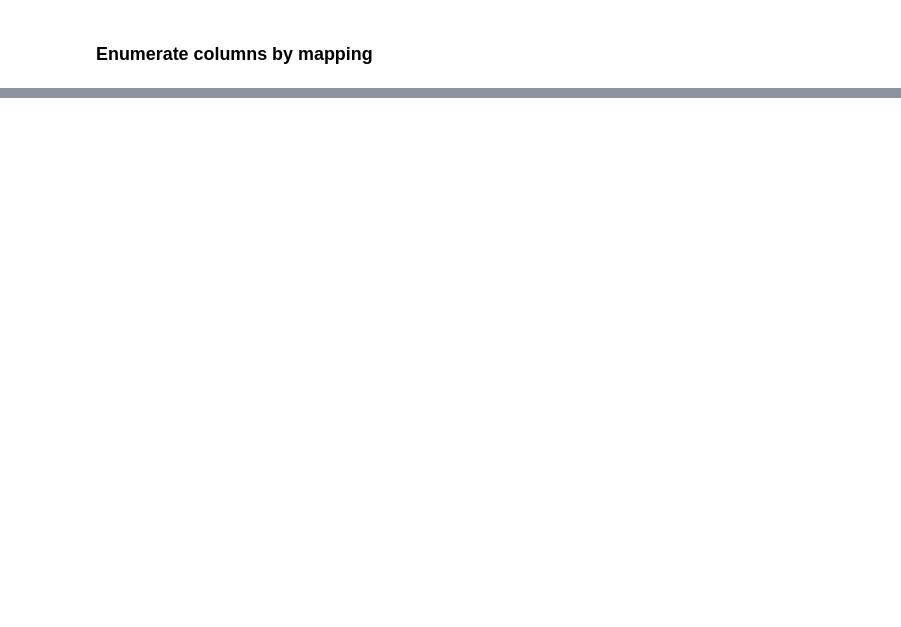
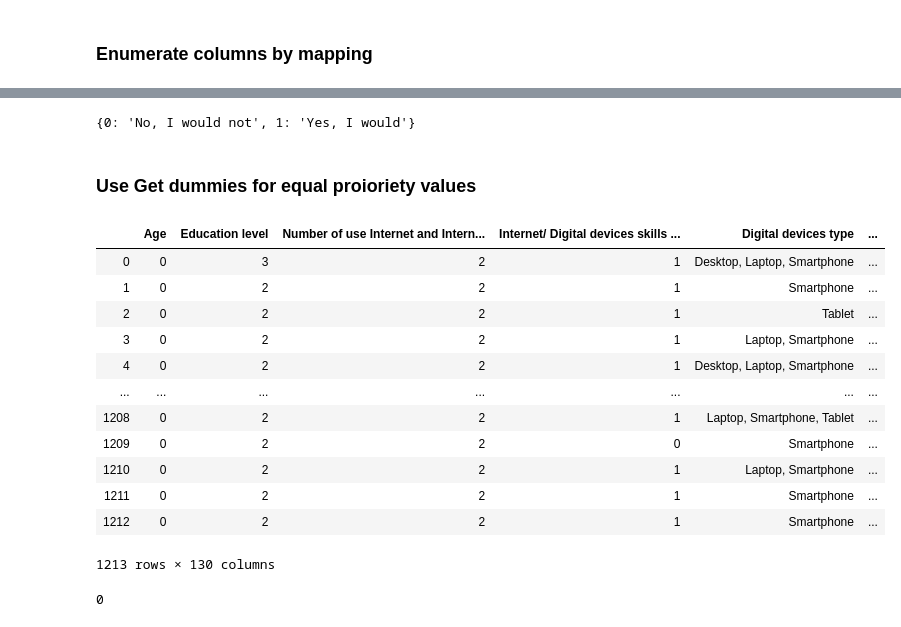
Before and after one commit to Hala-Alsouly/SDA-Capstone, a Jupyter notebook: Preprocessing (convert to numbers).ipynb, the cells around one changed output, grey strips where cells are left out. Drawn from its saved outputs; the diff is of its cells as text; code cells hidden in the pictures; blank space fills up the shorter version.

```diff
--- a/Preprocessing (convert to numbers).ipynb
+++ b/Preprocessing (convert to numbers).ipynb
@@ -83,0 +162,40 @@ secure= {'Neutral': 3,
+# %%
+threat={'They will become a more serious issue in the future': 3,
+ "Don't know": 0,
+ 'The threat will vanish eventually': 1,
+ 'No significant change': 3}
+df['Feeling about the threat of cybercrimes in the future']= df['Feeling about the threat of cybercrimes in the future'].map(threat)
+# %%
+# Map the when dictionary to columns which has the same values
+df.iloc[:, 49:54]= df.iloc[:, 49:54].stack().map(choice).unstack()
+# %%
+Victim= {'Yes': 1, 'No': 0}
+df['Victim of cybercrime']= df['Victim of cybercrime'].map(Victim)
+# %%
+#get unique values
+d = dict(enumerate(df['Report cybercrime'].unique()))
+d
+# %% [output]
+{0: 'No, I would not', 1: 'Yes, I would'}
+# %%
+reported= {'No, I would not':0 , 'Yes, I would': 1}
+df['Report cybercrime']= df['Report cybercrime'].map(reported)
+# %% [markdown]
+### Use Get dummies for equal proioriety values
+# %%
+df = pd.get_dummies(df, columns=['Gender', 'Major', 'Administrative regions', 'Role of the government in combating cybercrimes'])
+df
+# %% [output]
+|  | Age | Education level | Number of use Internet and Intern... | Internet/ Digital devices skills ... | Digital devices type | ... |
+| 0 | 0 | 3 | 2 | 1 | Desktop, Laptop, Smartphone | ... |
+| 1 | 0 | 2 | 2 | 1 | Smartphone | ... |
+| 2 | 0 | 2 | 2 | 1 | Tablet | ... |
+| 3 | 0 | 2 | 2 | 1 | Laptop, Smartphone | ... |
+| 4 | 0 | 2 | 2 | 1 | Desktop, Laptop, Smartphone | ... |
+| ... | ... | ... | ... | ... | ... | ... |
+| 1208 | 0 | 2 | 2 | 1 | Laptop, Smartphone, Tablet | ... |
+| 1209 | 0 | 2 | 2 | 0 | Smartphone | ... |
+| 1210 | 0 | 2 | 2 | 1 | Laptop, Smartphone | ... |
+| 1211 | 0 | 2 | 2 | 1 | Smartphone | ... |
+| 1212 | 0 | 2 | 2 | 1 | Smartphone | ... |
+1213 rows × 130 columns
@@ -83,0 +204,4 @@ secure= {'Neutral': 3,
+# %%
+df.isnull().sum().sum()
+# %% [output]
+0
```
Also changed, not shown: parts of 25 cells of this notebook, 1 other file.
